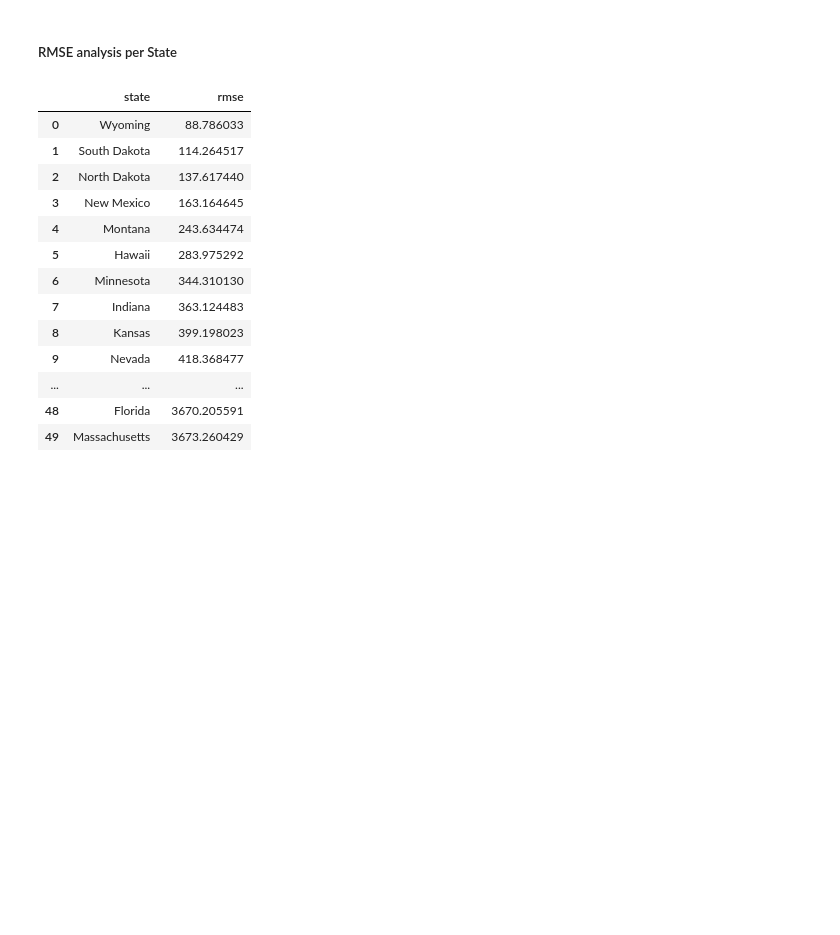
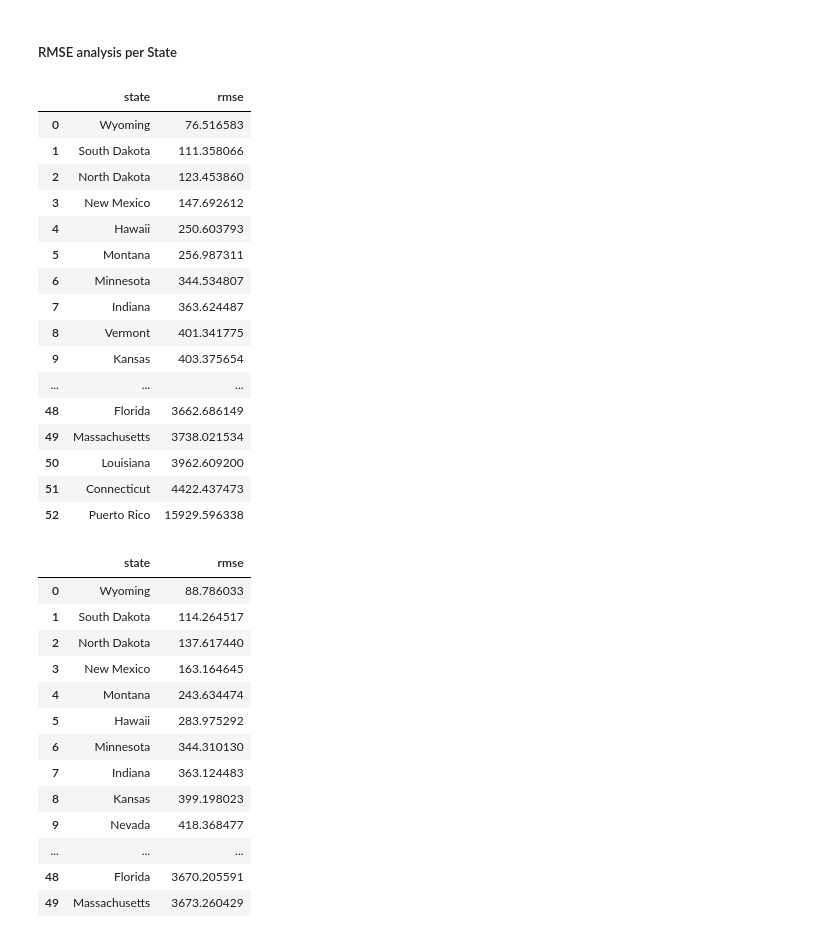
Before and after one commit to kwiatkowskaa/PowerOutage_Prediction, a Jupyter notebook: notebooks/04_interpretability.ipynb, the cells around one changed output. Cells and saved outputs as stored; diff of their text form; code cells hidden in the pictures; blank space fills up the shorter version.

Commit message:
tabnet interpretability part 3

```diff
--- a/notebooks/04_interpretability.ipynb
+++ b/notebooks/04_interpretability.ipynb
@@ -82,0 +92,4 @@ display(feature_importance_df[feature_importance_df['importance'] > 0.001])
+# %%
+model_TabNet_v2 = TabNetRegressor()
+model_TabNet_v2.load_model('../models/tabnet_model_v2.zip')
+preds = model_TabNet_v2.predict(X_test.values)
@@ -87,6 +121,37 @@ state_le = LabelEncoder()
 state_le.fit(X['StateName'].astype(str))
 
 state_names = state_le.inverse_transform(X_test['StateName'].values)
+# %%
+y_pred = model_TabNet_v2.predict(X_test.values)
+
+results_df_v2 = pd.DataFrame({
+    'state': state_names,
+    'y_true': y_test.values.flatten(),
+    'y_pred': y_pred.flatten()
+})
+
+state_rmse_v2 = results_df_v2.groupby('state').apply(lambda x: mean_squared_error(x['y_true'], x['y_pred'], squared=False)).reset_index()
+state_rmse_v2.columns = ['state', 'rmse']
+
+display(state_rmse_v2.sort_values(by='rmse').reset_index(drop=True))
+# %% [output]
+|  | state | rmse |
+| 0 | Wyoming | 76.516583 |
+| 1 | South Dakota | 111.358066 |
+| 2 | North Dakota | 123.453860 |
+| 3 | New Mexico | 147.692612 |
+| 4 | Hawaii | 250.603793 |
+| 5 | Montana | 256.987311 |
+| 6 | Minnesota | 344.534807 |
+| 7 | Indiana | 363.624487 |
+| 8 | Vermont | 401.341775 |
+| 9 | Kansas | 403.375654 |
+| ... | ... | ... |
+| 48 | Florida | 3662.686149 |
+| 49 | Massachusetts | 3738.021534 |
+| 50 | Louisiana | 3962.609200 |
+| 51 | Connecticut | 4422.437473 |
+| 52 | Puerto Rico | 15929.596338 |
 # %%
 y_pred = model_TabNet.predict(X_test.values)
 
```
Also changed, not shown: parts of 25 cells of this notebook, 2 other files.
